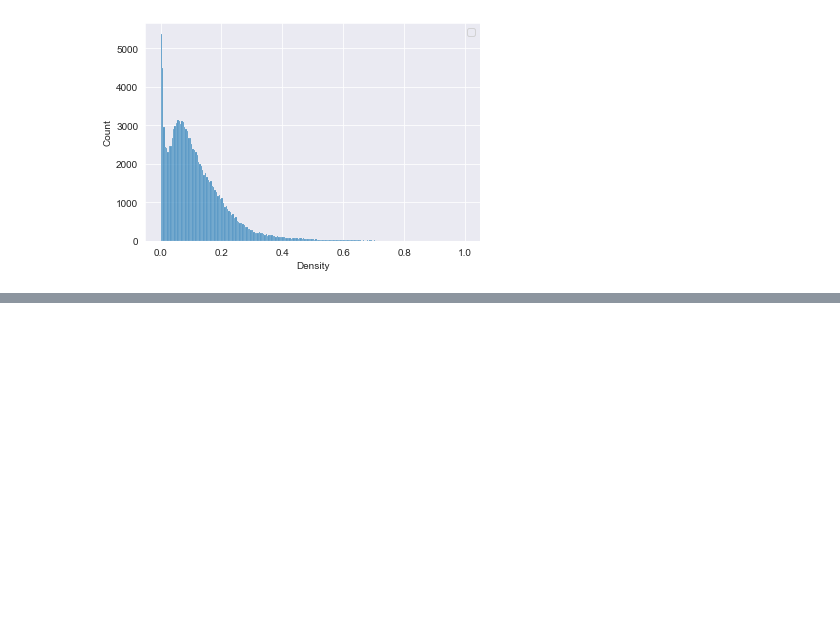
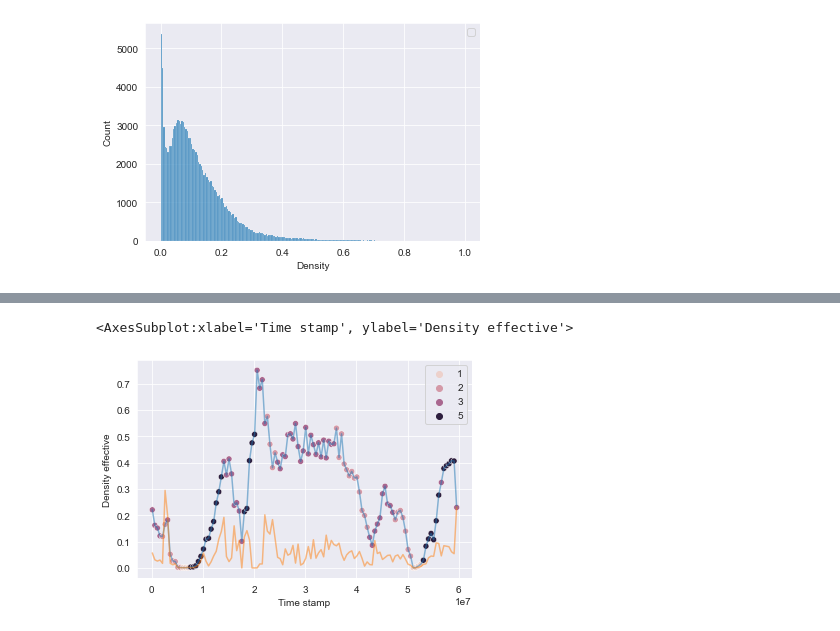
Before and after one commit to HarmoniaLeo/prophesee-automotive-dataset-toolbox, a Jupyter notebook: experiments.ipynb, the cells around one changed output, grey strips where cells are left out. Drawn from its saved outputs; the diff is of its cells as text; code cells hidden in the pictures; blank space fills up the shorter version.

```diff
--- a/experiments.ipynb
+++ b/experiments.ipynb
@@ -377,0 +258,15 @@ array([  0, 512, 512,   0], dtype=uint32)
+# %%
+labels = model3.predict_proba(den_test[["Density effective"]]).argmax(axis=1)
+# %%
+den_test = den_test.merge(den_all[["type"]],left_index=True,right_index=True,how="left")
+# %%
+den_test["type"] = np.where((labels==0)&(den_test["type"]==0), 3, den_test["type"])
+den_test["type"] = np.where((labels==1)&(den_test["type"]==0), 1, den_test["type"])
+# %%
+subset = den_test[den_test["File name"] == "17-04-12_19-21-02_427500000_487500000"]
+sns.scatterplot("Time stamp","Density effective", hue = "type", data = subset)
+sns.lineplot("Time stamp","Density effective", data = subset, alpha = 0.5)
+sns.lineplot("Time stamp",subset["Density effective max"]-subset["Density effective"], data = subset, alpha = 0.5)
+# %% [output]
+<AxesSubplot:xlabel='Time stamp', ylabel='Density effective'>
+[figure, added]
```
Also changed, not shown: parts of 92 cells of this notebook, 1 other file.
